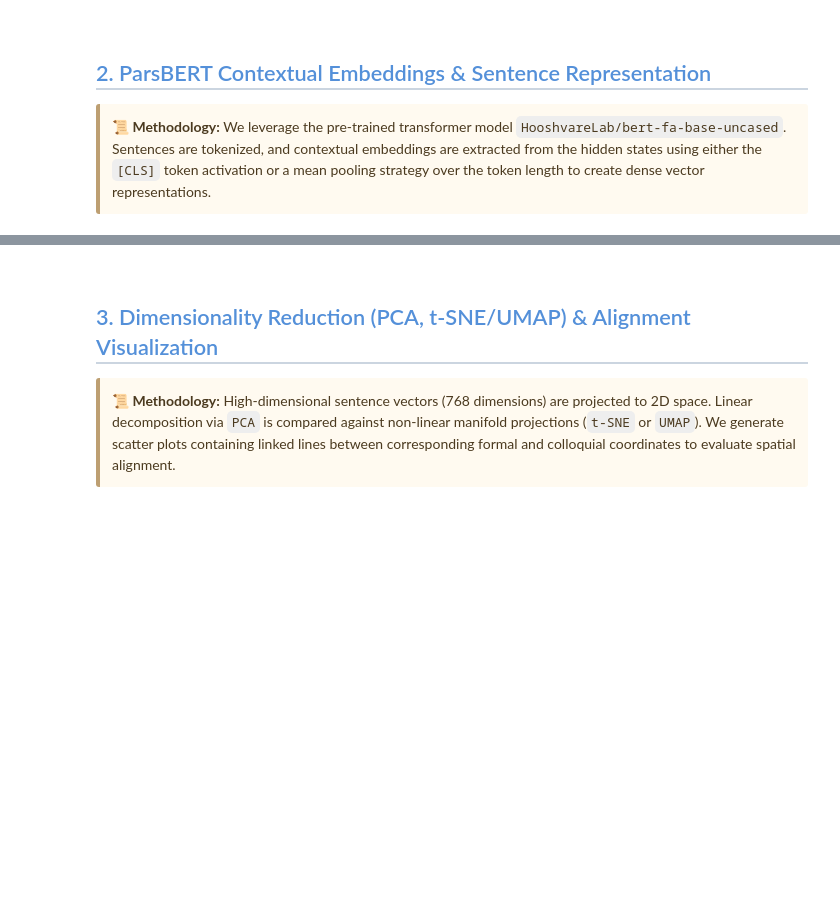
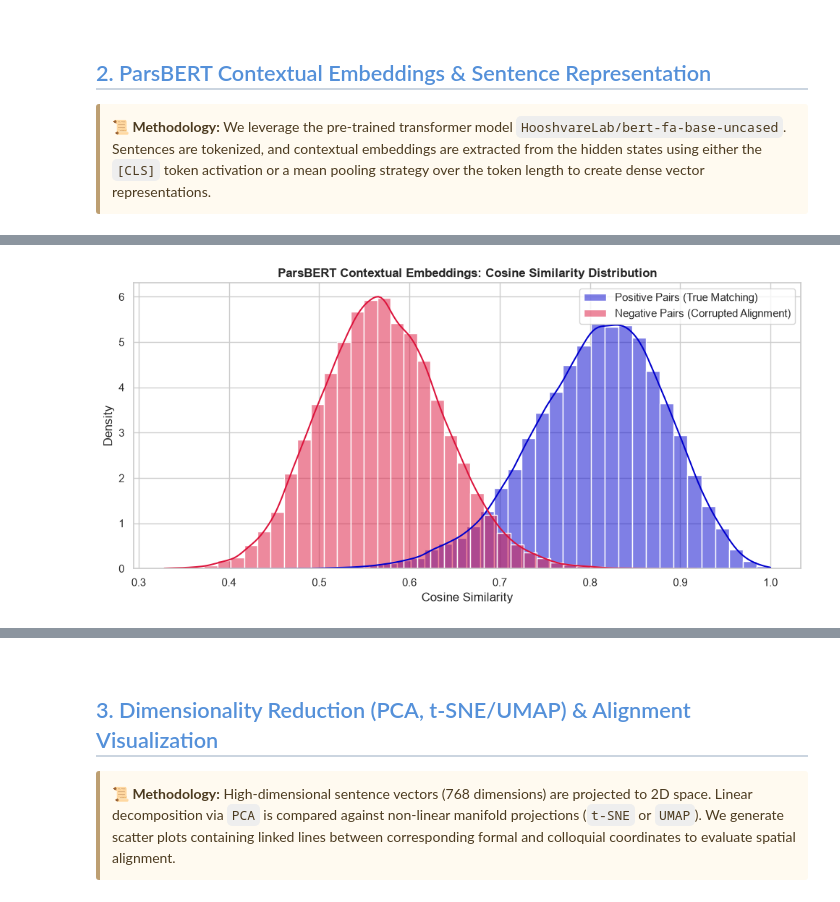
Before and after one commit to Parsa-Saeednia/UT-DataScience-Spring2026, a Jupyter notebook: Assignments/CA5/task2_Semantic_Equivalence_in_Formal_Informal_Persian.ipynb, the cells around one changed output, grey strips where cells are left out. Drawn from its saved outputs; the diff is of its cells as text; code cells hidden in the pictures; blank space fills up the shorter version.

```diff
--- a/Assignments/CA5/task2_Semantic_Equivalence_in_Formal_Informal_Persian.ipynb
+++ b/Assignments/CA5/task2_Semantic_Equivalence_in_Formal_Informal_Persian.ipynb
@@ -298,3 +759,84 @@ informal_tif  1.2610  0.2246  1.0  1.2000  9.0
     <strong>📜 Methodology:</strong>
     We leverage the pre-trained transformer model <code>HooshvareLab/bert-fa-base-uncased</code>. Sentences are tokenized, and contextual embeddings are extracted from the hidden states using either the <code>[CLS]</code> token activation or a mean pooling strategy over the token length to create dense vector representations.
 </div>
+# %%
+import torch
+from transformers import AutoTokenizer, AutoModel
+import numpy as np
+import pandas as pd
+import matplotlib.pyplot as plt
+import seaborn as sns
+
+def extract_bert_embeddings(sentences, model, tokenizer, batch_size=64, device='cuda' if torch.cuda.is_available() else 'cpu'):
+    model.eval()
+    model.to(device)
+    all_embeddings = []
+
+    for i in range(0, len(sentences), batch_size):
+        batch_texts = sentences[i:i+batch_size]
+        encoded = tokenizer(
+            batch_texts,
+            padding=True,
+            truncation=True,
+            max_length=128,
+            return_tensors='pt'
+        ).to(device)
+
+        with torch.no_grad():
+            outputs = model(**encoded)
+            attention_mask = encoded['attention_mask'].unsqueeze(-1)
+            token_embeddings = outputs.last_hidden_state
+            sum_embeddings = torch.sum(token_embeddings * attention_mask, dim=1)
+            sum_mask = torch.clamp(attention_mask.sum(dim=1), min=1e-9)
+            mean_pooled = sum_embeddings / sum_mask
+
+            all_embeddings.append(mean_pooled.cpu().numpy())
+
+    return np.vstack(all_embeddings)
+
+def evaluate_parsbert_embeddings(df, model_path="./parsbert_model", batch_size=64):
+    device = 'cuda' if torch.cuda.is_available() else 'cpu'
+    print(f"Using Compute Device: {device.upper()}")
+    print(f"Loading local offline model from: {model_path}...")
+
+    tokenizer = AutoTokenizer.from_pretrained(model_path)
+    model = AutoModel.from_pretrained(model_path)
+
+    formal_sentences = df['formalForm'].astype(str).tolist()
+    informal_sentences = df['inFormalForm'].astype(str).tolist()
+
+    print("Extracting contextual embeddings for Formal sentences...")
+    formal_embeds_bert = extract_bert_embeddings(formal_sentences, model, tokenizer, batch_size=batch_size, device=device)
+
+    print("Extracting contextual embeddings for Informal sentences...")
+    informal_embeds_bert = extract_bert_embeddings(informal_sentences, model, tokenizer, batch_size=batch_size, device=device)
+
+    print("Computing cosine similarities...")
+    pos_sim_bert = np.sum(formal_embeds_bert * informal_embeds_bert, axis=1) / (
+        np.linalg.norm(formal_embeds_bert, axis=1) * np.linalg.norm(informal_embeds_bert, axis=1)
+    )
+
+    informal_shuffled = np.roll(informal_embeds_bert, shift=1, axis=0)
+    neg_sim_bert = np.sum(formal_embeds_bert * informal_shuffled, axis=1) / (
+        np.linalg.norm(formal_embeds_bert, axis=1) * np.linalg.norm(informal_shuffled, axis=1)
+    )
+
+    print("\n================ ParsBERT Cosine Similarity Statistics ================")
+    print(f"Positive Pairs Mean Similarity: {np.nanmean(pos_sim_bert):.4f} ± {np.nanstd(pos_sim_bert):.4f}")
+    print(f"Negative Pairs Mean Similarity: {np.nanmean(neg_sim_bert):.4f} ± {np.nanstd(neg_sim_bert):.4f}")
+    print("=======================================================================\n")
+
+    plt.figure(figsize=(10, 5))
+    sns.histplot(pos_sim_bert, color='mediumblue', label='Positive Pairs (True Matching)', kde=True, stat='density', bins=40)
+    sns.histplot(neg_sim_bert, color='crimson', label='Negative Pairs (Corrupted Alignment)', kde=True, stat='density', bins=40)
+    plt.title("ParsBERT Contextual Embeddings: Cosine Similarity Distribution", fontsize=12, fontweight='bold')
+    plt.xlabel("Cosine Similarity")
+    plt.ylabel("Density")
+    plt.legend()
+    plt.tight_layout()
+    plt.show()
+
+    return formal_embeds_bert, informal_embeds_bert, pos_sim_bert, neg_sim_bert
+
+f_embeds_bert, inf_embeds_bert, pos_sim_bert, neg_sim_bert = evaluate_parsbert_embeddings(df, model_path="./parsbert_model")
+# %% [output]
@@ -300,0 +868 @@ informal_tif  1.2610  0.2246  1.0  1.2000  9.0
+[figure, added]
```
Also changed, not shown: parts of 29 cells of this notebook, 1 other file.
